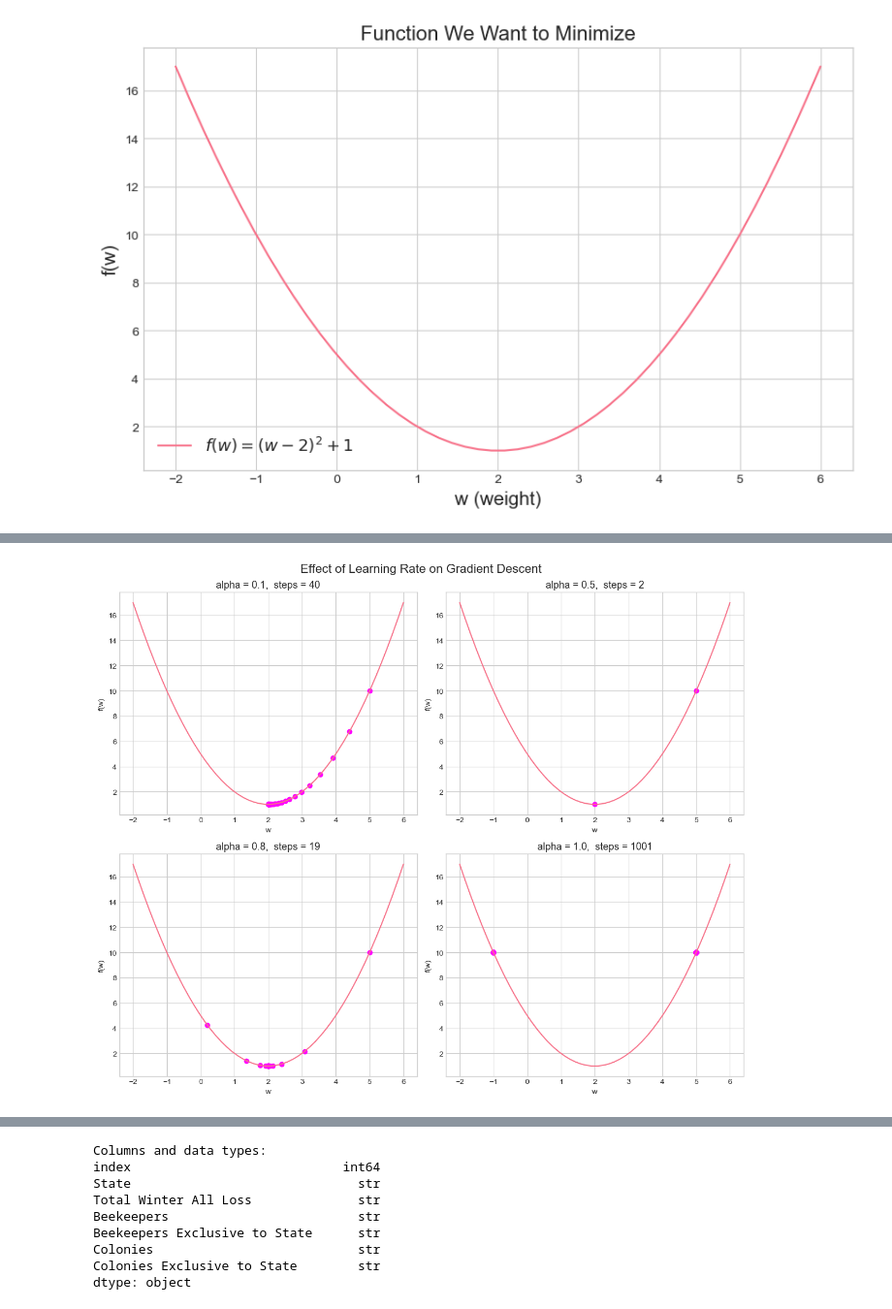
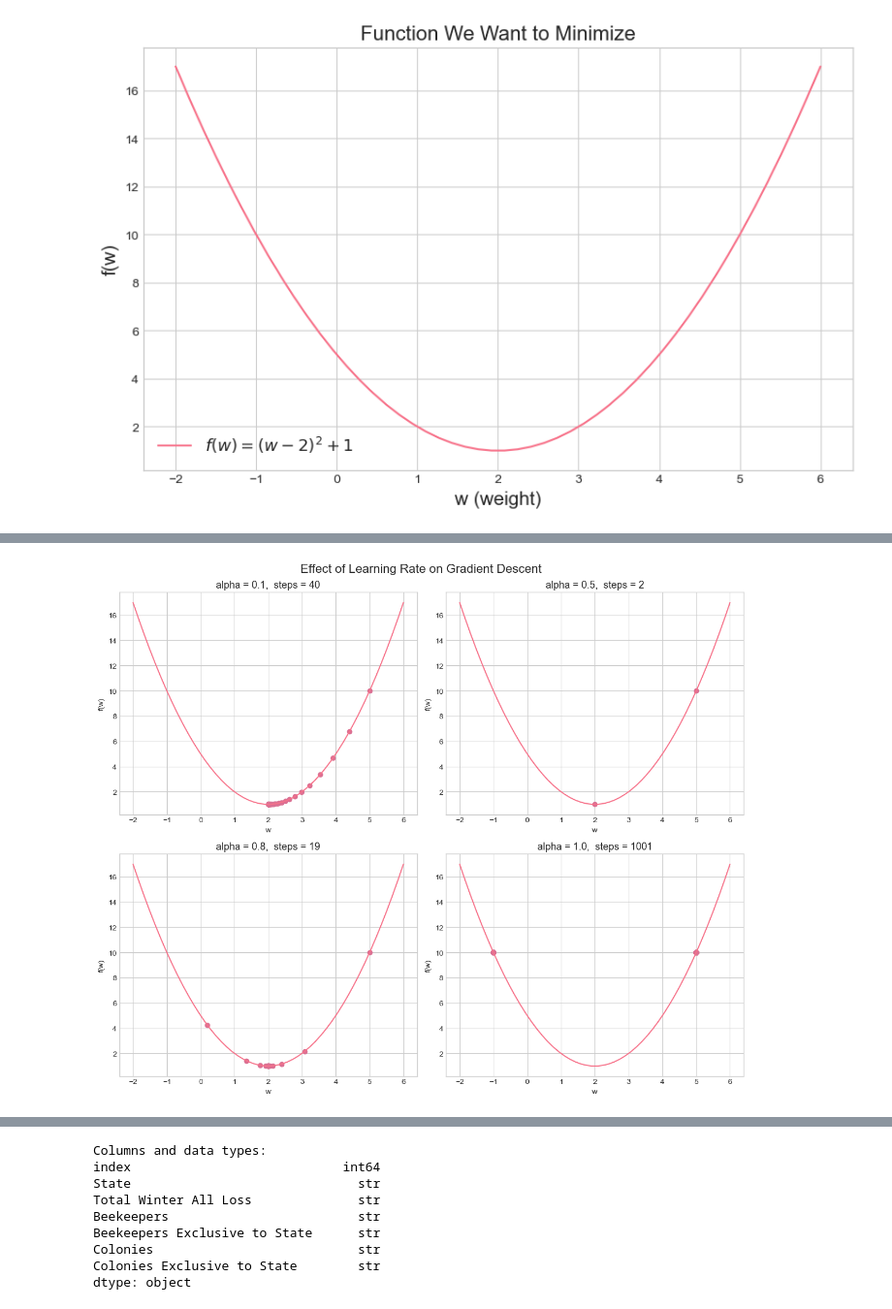
Before and after one commit to ml230-2026/CMOR438, a Jupyter notebook: examples/supervised/B) Linear Regression/Linear_Regression.ipynb, the cells around one changed output, grey strips where cells are left out. Shown at 97% size. Saved outputs shown, nothing was run; the diff lists cells and outputs as text; code cells hidden in the pictures.

```diff
--- a/examples/supervised/B) Linear Regression/Linear_Regression.ipynb
+++ b/examples/supervised/B) Linear Regression/Linear_Regression.ipynb
@@ -191,22 +191,22 @@ w_18 = 2.0003  |  deriv(w_18) = 0.0006
 # %%
 # How does the choice of learning rate affect convergence?
 # Too small: takes many steps. Too large: overshoots or diverges.
 
 alphas = [0.1, 0.5, 0.8, 1.0]
 
 fig, axs = plt.subplots(2, 2, figsize=(12, 10))
 fig.suptitle('Effect of Learning Rate on Gradient Descent', fontsize=16)
 
 for ax, alpha in zip(axs.flat, alphas):
     W = derivative_descent(deriv, alpha=alpha)
     ax.plot(domain, f(domain))
-    ax.scatter(W, f(W), color='magenta')
+    ax.scatter(W, f(W), color='palevioletred')
     ax.set_title(f'alpha = {alpha},  steps = {len(W)}', fontsize=13)
     ax.set_xlabel('w')
     ax.set_ylabel('f(w)')
 
 plt.tight_layout()
 plt.show()
 # %% [output]
-[figure, old version]
+[figure, new version]
 # %% [markdown]
```
Also changed, not shown: parts of 11 cells of this notebook.
